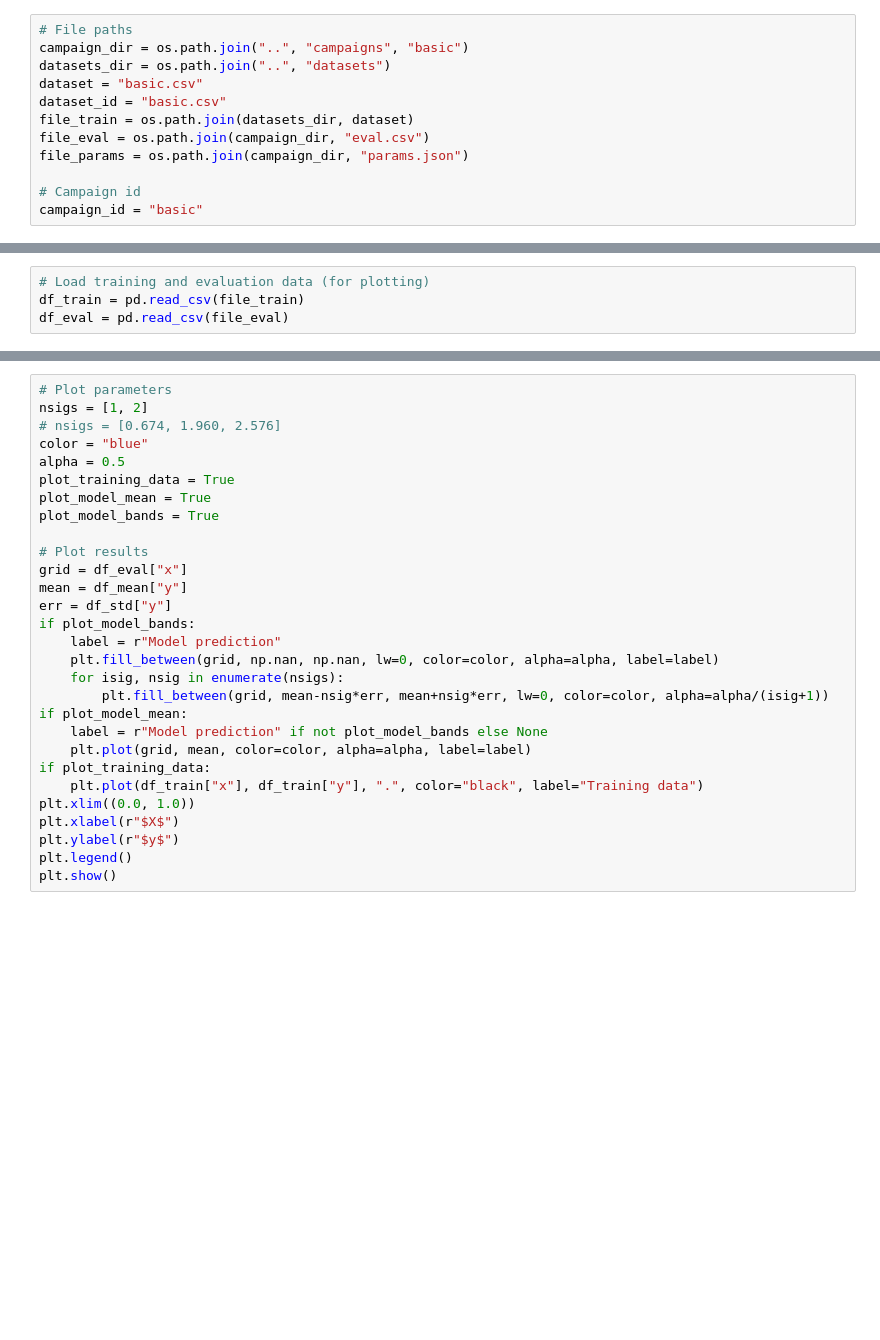
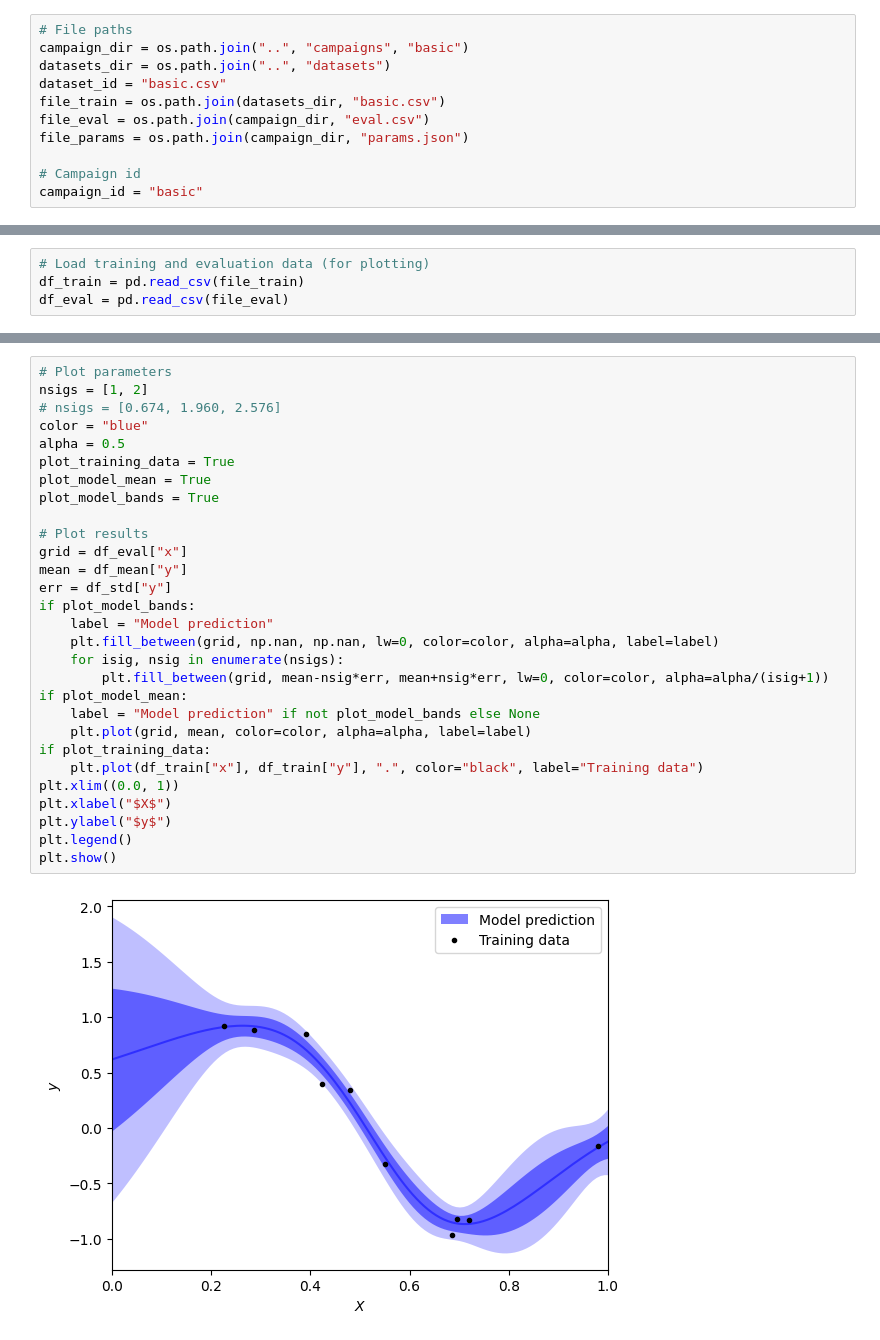
Before and after one commit to TimJillians/twinLab-client-fork, a Jupyter notebook: notebooks/basic.ipynb, the cells around one changed output, grey strips where cells are left out. Drawn from its saved outputs; the diff is of its cells as text; blank space fills up the shorter version.

```diff
--- a/notebooks/basic.ipynb
+++ b/notebooks/basic.ipynb
@@ -13,9 +27,8 @@ import twinlab as tl
 # File paths
 campaign_dir = os.path.join("..", "campaigns", "basic")
 datasets_dir = os.path.join("..", "datasets")
-dataset = "basic.csv"
 dataset_id = "basic.csv"
-file_train = os.path.join(datasets_dir, dataset)
+file_train = os.path.join(datasets_dir, "basic.csv")
 file_eval = os.path.join(campaign_dir, "eval.csv")
 file_params = os.path.join(campaign_dir, "params.json")
 
@@ -46,29 +130,31 @@ df_eval = pd.read_csv(file_eval)
 # %%
 # Plot parameters
 nsigs = [1, 2]
 # nsigs = [0.674, 1.960, 2.576]
 color = "blue"
 alpha = 0.5
 plot_training_data = True
 plot_model_mean = True
 plot_model_bands = True
 
 # Plot results
 grid = df_eval["x"]
 mean = df_mean["y"]
 err = df_std["y"]
 if plot_model_bands:
-    label = r"Model prediction"
+    label = "Model prediction"
     plt.fill_between(grid, np.nan, np.nan, lw=0, color=color, alpha=alpha, label=label)
     for isig, nsig in enumerate(nsigs):
         plt.fill_between(grid, mean-nsig*err, mean+nsig*err, lw=0, color=color, alpha=alpha/(isig+1))
 if plot_model_mean:
-    label = r"Model prediction" if not plot_model_bands else None
+    label = "Model prediction" if not plot_model_bands else None
     plt.plot(grid, mean, color=color, alpha=alpha, label=label)
 if plot_training_data:
     plt.plot(df_train["x"], df_train["y"], ".", color="black", label="Training data")
-plt.xlim((0.0, 1.0))
-plt.xlabel(r"$X$")
-plt.ylabel(r"$y$")
+plt.xlim((0.0, 1))
+plt.xlabel("$X$")
+plt.ylabel("$y$")
 plt.legend()
 plt.show()
+# %% [output]
+[figure, added]
```
Also changed, not shown: parts of 20 cells of this notebook, 1 other file.
